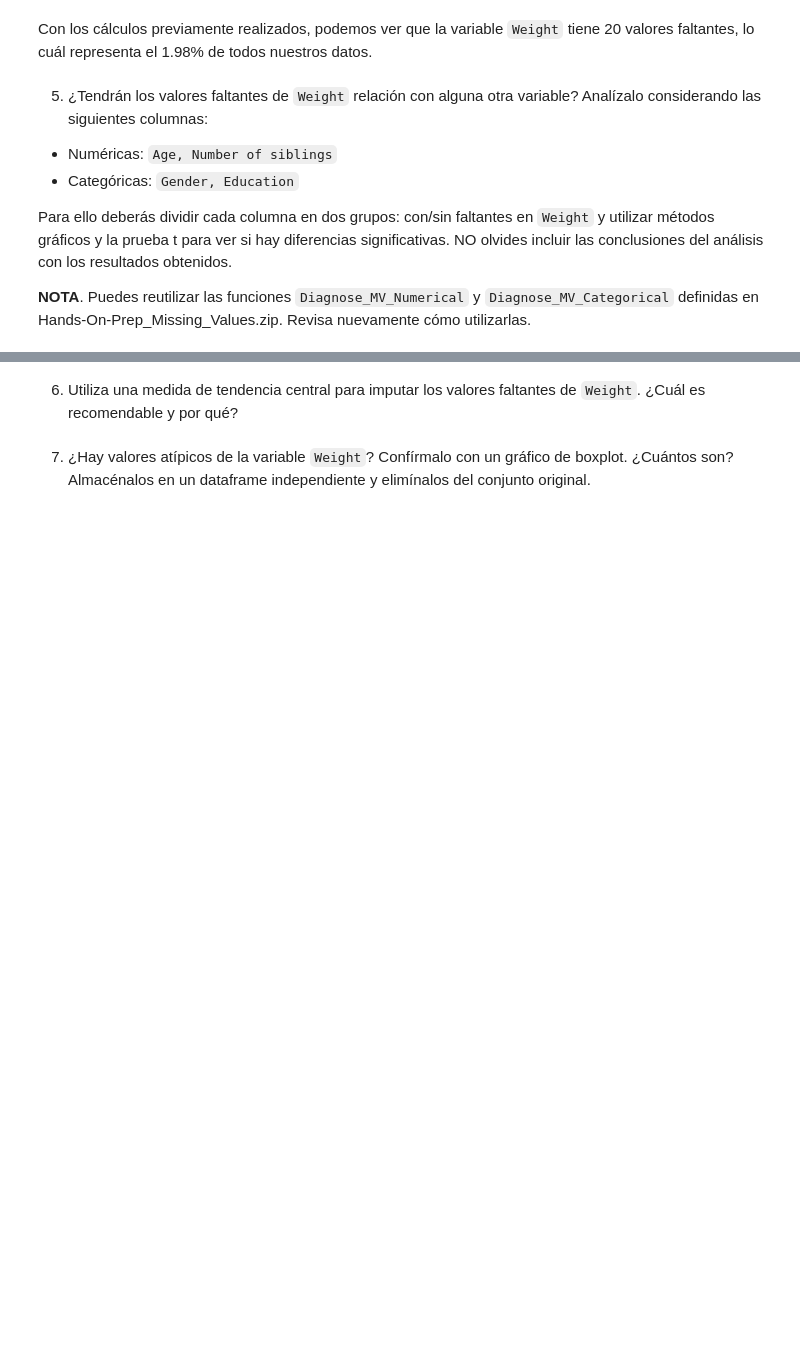
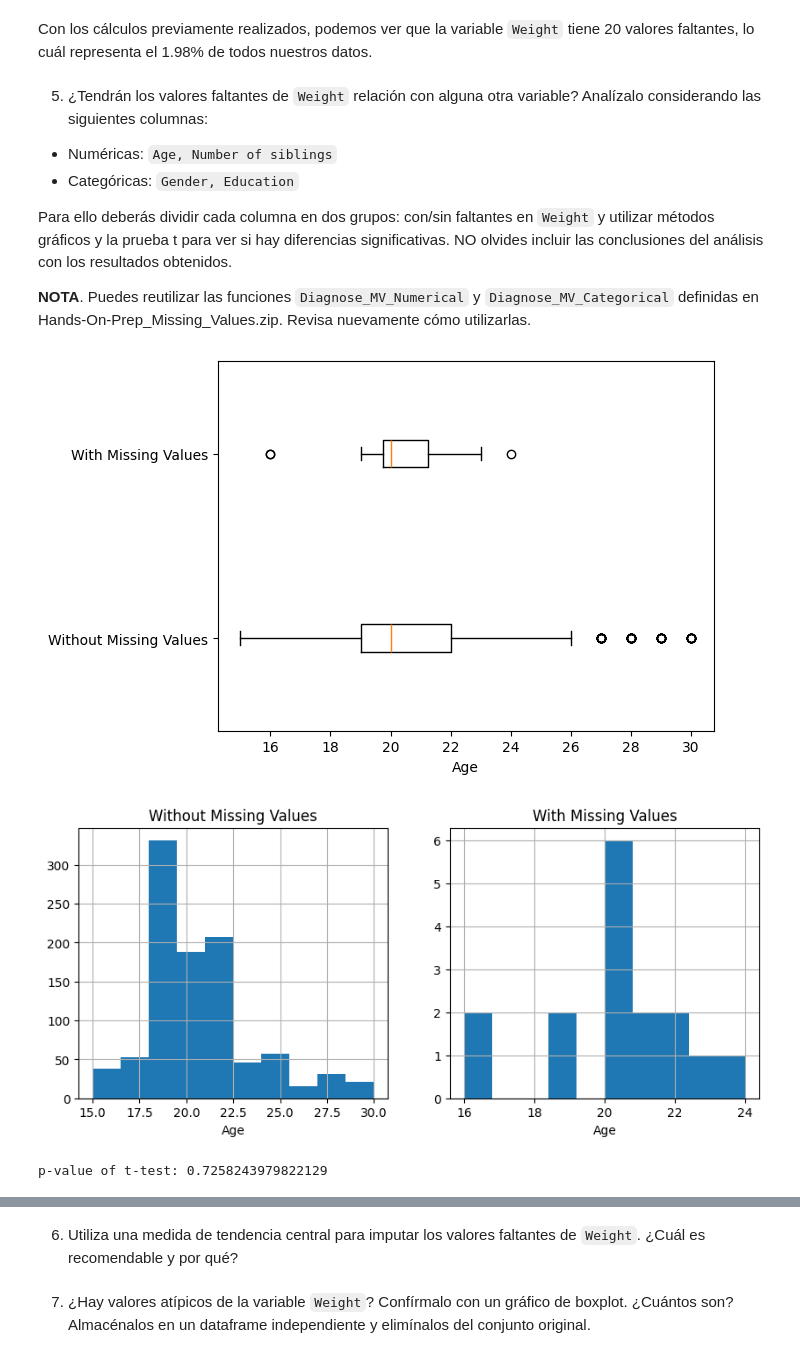
Before and after one commit to CarlosRochaCx/MNA, a Jupyter notebook: Actividad5Preprocesamiento.ipynb, the cells around one changed output, grey strips where cells are left out. Drawn from its saved outputs; the diff is of its cells as text; code cells hidden in the pictures; blank space fills up the shorter version.

```diff
--- a/Actividad5Preprocesamiento.ipynb
+++ b/Actividad5Preprocesamiento.ipynb
@@ -199,3 +199,10 @@ def Diagnose_MV_Categorical(df,str_att_name,BM_MV):
     p_value = chi2_contingency(contigency_table)[1]
 
     print('p-value of Chi_squared test: {}'.format(p_value))
+# %%
+BM_MV = response_df['Weight'].isna()
+Diagnose_MV_Numerical(response_df,'Age',BM_MV)
+# %% [output]
+[figure, added]
+[figure, added]
+p-value of t-test: 0.7258243979822129
```
Also changed, not shown: parts of 4 cells of this notebook.
